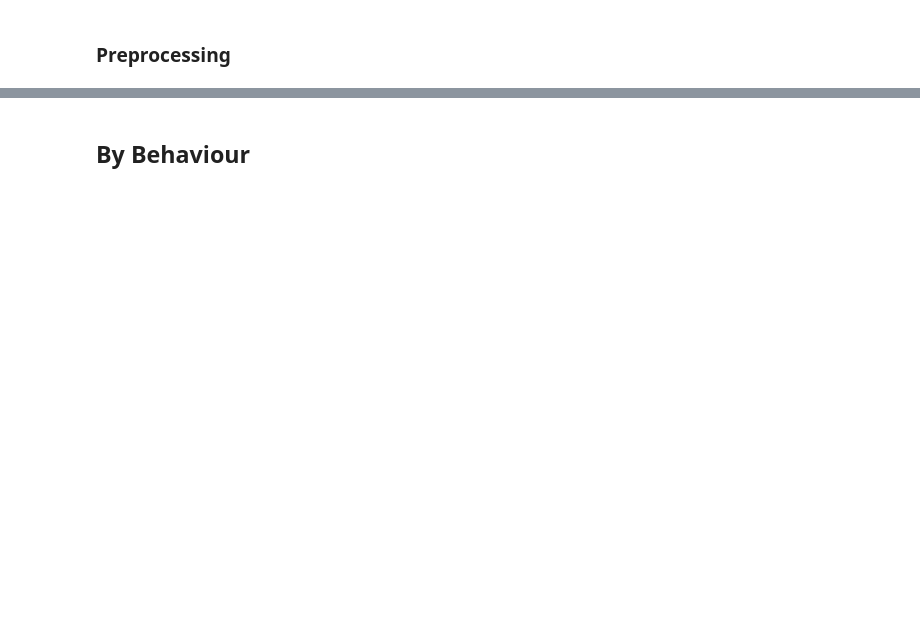
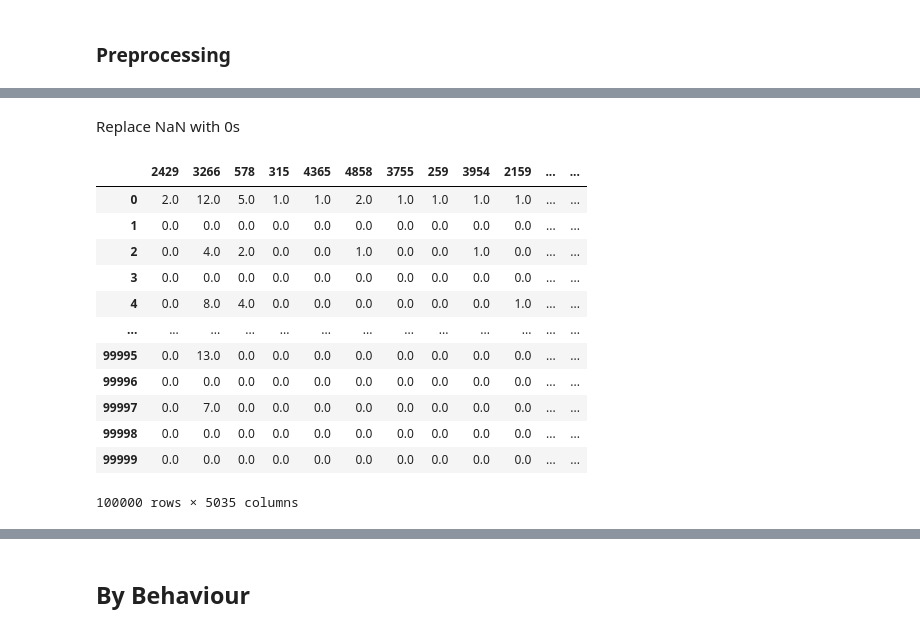
Before and after one commit to cameronstackhouse/exploring-the-design-space-of-artificial-life, a Jupyter notebook: results.ipynb, the cells around one changed output, grey strips where cells are left out. Saved outputs shown, nothing was run; the diff lists cells and outputs as text; code cells hidden in the pictures; blank space fills up the shorter version.

```diff
--- a/results.ipynb
+++ b/results.ipynb
@@ -114,0 +122,20 @@ df
+# %% [markdown]
+Replace NaN with 0s
+# %%
+df = df.fillna(0)
+
+df
+# %% [output]
+|  | 2429 | 3266 | 578 | 315 | 4365 | 4858 | 3755 | 259 | 3954 | 2159 | ... | ... |
+| 0 | 2.0 | 12.0 | 5.0 | 1.0 | 1.0 | 2.0 | 1.0 | 1.0 | 1.0 | 1.0 | ... | ... |
+| 1 | 0.0 | 0.0 | 0.0 | 0.0 | 0.0 | 0.0 | 0.0 | 0.0 | 0.0 | 0.0 | ... | ... |
+| 2 | 0.0 | 4.0 | 2.0 | 0.0 | 0.0 | 1.0 | 0.0 | 0.0 | 1.0 | 0.0 | ... | ... |
+| 3 | 0.0 | 0.0 | 0.0 | 0.0 | 0.0 | 0.0 | 0.0 | 0.0 | 0.0 | 0.0 | ... | ... |
+| 4 | 0.0 | 8.0 | 4.0 | 0.0 | 0.0 | 0.0 | 0.0 | 0.0 | 0.0 | 1.0 | ... | ... |
+| ... | ... | ... | ... | ... | ... | ... | ... | ... | ... | ... | ... | ... |
+| 99995 | 0.0 | 13.0 | 0.0 | 0.0 | 0.0 | 0.0 | 0.0 | 0.0 | 0.0 | 0.0 | ... | ... |
+| 99996 | 0.0 | 0.0 | 0.0 | 0.0 | 0.0 | 0.0 | 0.0 | 0.0 | 0.0 | 0.0 | ... | ... |
+| 99997 | 0.0 | 7.0 | 0.0 | 0.0 | 0.0 | 0.0 | 0.0 | 0.0 | 0.0 | 0.0 | ... | ... |
+| 99998 | 0.0 | 0.0 | 0.0 | 0.0 | 0.0 | 0.0 | 0.0 | 0.0 | 0.0 | 0.0 | ... | ... |
+| 99999 | 0.0 | 0.0 | 0.0 | 0.0 | 0.0 | 0.0 | 0.0 | 0.0 | 0.0 | 0.0 | ... | ... |
+100000 rows × 5035 columns
```
Also changed, not shown: parts of 15 cells of this notebook, 2 other files.
